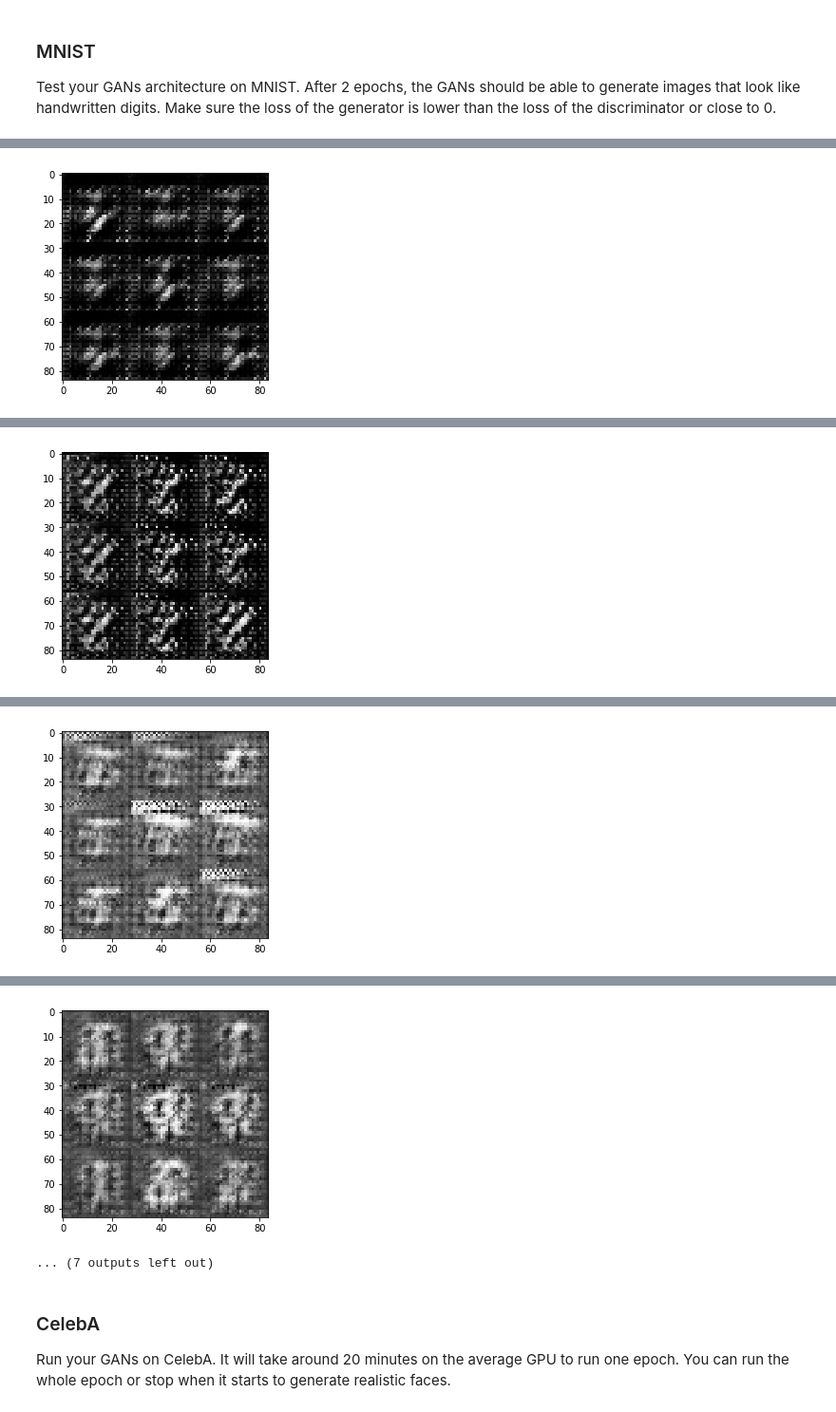
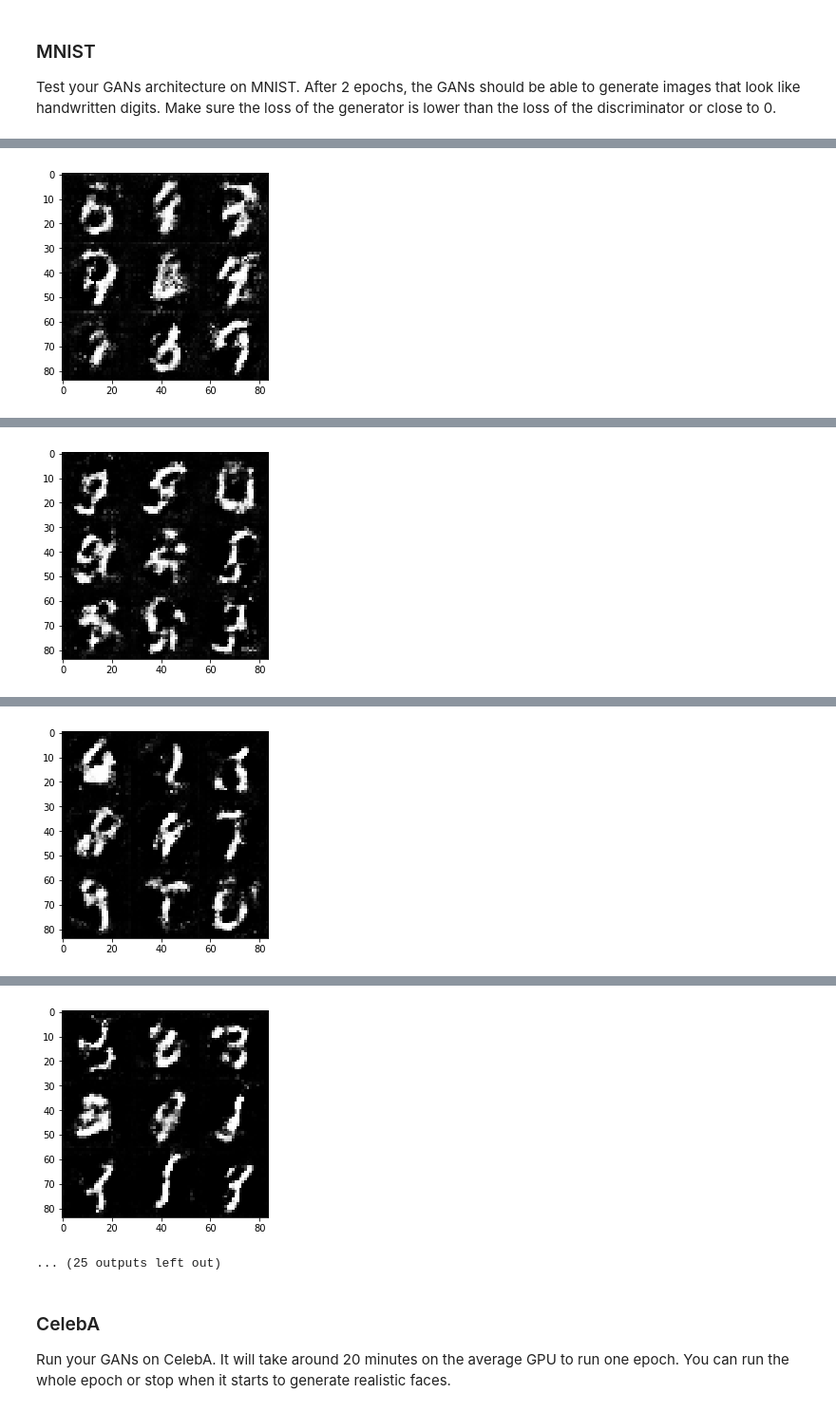
Before and after one commit to jibin-liu/deep-learning-foundation, a Jupyter notebook: projects/face_generation/dlnd_face_generation.ipynb, the cells around one changed output, grey strips where cells are left out. Shown at 95% size. Cells and saved outputs as stored; diff of their text form; code cells hidden in the pictures.

Commit message:
update based on review

```diff
--- a/projects/face_generation/dlnd_face_generation.ipynb
+++ b/projects/face_generation/dlnd_face_generation.ipynb
@@ -236,6 +240,21 @@ Implement `model_loss` to build the GANs for training and calculate the loss.  T
 - `discriminator(images, reuse=False)`
 - `generator(z, out_channel_dim, is_train=True)`
 # %%
+import random
+
+def label_smoothing(inputs, expected_value):
+    """
+    ref: https://github.com/soumith/ganhacks#6-use-soft-and-noisy-labels
+    return one_side soft labeling based on inputs size and expected value:
+    - if expected value is 1 (i.e., real), then return a label in the range of 0.7-1.2
+    - if expected value is 0 (i.e., fake), then return a label in the range of 0.0-0.3
+    """
+    if expected_value == 1:
+        return tf.random_uniform(tf.shape(inputs), minval=0.7, maxval=1.2)
+    elif expected_value == 0:
+        return tf.random_uniform(tf.shape(inputs), minval=0.0, maxval=0.3)
+
+
 def model_loss(input_real, input_z, out_channel_dim):
     """
     Get the loss for the discriminator and generator
@@ -250,9 +269,9 @@ def model_loss(input_real, input_z, out_channel_dim):
     d_output_fake, d_logits_fake = discriminator(g_model, reuse=True)
 
     d_loss_real = tf.reduce_mean(
-        tf.nn.sigmoid_cross_entropy_with_logits(logits=d_logits_real, labels=tf.ones_like(d_logits_real)))
+        tf.nn.sigmoid_cross_entropy_with_logits(logits=d_logits_real, labels=label_smoothing(d_logits_real, 1)))
     d_loss_fake = tf.reduce_mean(
-        tf.nn.sigmoid_cross_entropy_with_logits(logits=d_logits_fake, labels=tf.zeros_like(d_logits_fake)))
+        tf.nn.sigmoid_cross_entropy_with_logits(logits=d_logits_fake, labels=label_smoothing(d_logits_fake, 0)))
 
     d_loss = d_loss_real + d_loss_fake
     g_loss = tf.reduce_mean(
@@ -337,6 +356,10 @@ Implement `train` to build and train the GANs.  Use the following functions you
 
 Use the `show_generator_output` to show `generator` output while you train. Running `show_generator_output` for every batch will drastically increase training time and increase the size of the notebook.  It's recommended to print the `generator` output every 100 batches.
 # %%
+def normalize_input(x):
+    """ normalize the input x to the range of (-1, 1) """
+    return x * 2
+
 def train(epoch_count, batch_size, z_dim, learning_rate, beta1, get_batches, data_shape, data_image_mode):
     """
     Train the GAN
@@ -363,12 +386,21 @@ def train(epoch_count, batch_size, z_dim, learning_rate, beta1, get_batches, dat
                 # TODO: Train Model
                 steps += 1
 
+                # normalize input images
+                batch_images = normalize_input(batch_images)
+
                 # build inputs_z
                 batch_z = np.random.uniform(-1, 1, size=[batch_size, z_dim])
 
                 # build feed_dict
                 feed_dict = {inputs_real: batch_images, inputs_z: batch_z, lr: learning_rate}
-                _, _ = sess.run([g_train_opt, d_train_opt], feed_dict=feed_dict)
+
+                # train the generator 4 times before training discriminator
+                for i in range(4):
+                    _ = sess.run(g_train_opt, feed_dict=feed_dict)
+
+                # train the discriminator
+                _ = sess.run(d_train_opt, feed_dict=feed_dict)
 
                 # calculate loss for every 10 steps
                 if steps % 10 == 0:
@@ -381,15 +413,15 @@ def train(epoch_count, batch_size, z_dim, learning_rate, beta1, get_batches, dat
 
                 # print image for every 100 steps
                 if steps % 100 == 0:
-                    show_generator_output(sess, 10, inputs_z, data_shape[-1], data_image_mode)
+                    show_generator_output(sess, 20, inputs_z, data_shape[-1], data_image_mode)
 # %% [markdown]
 ### MNIST
 Test your GANs architecture on MNIST.  After 2 epochs, the GANs should be able to generate images that look like handwritten digits.  Make sure the loss of the generator is lower than the loss of the discriminator or close to 0.
 # %%
-batch_size = 128
+batch_size = 64
 z_dim = 100
 learning_rate = 0.0005
-beta1 = 0.5
+beta1 = 0.1
 
 
 """
@@ -437 +469 @@ Epoch: 1/2; Discriminator Loss=0.04; Generator Loss=5.36
-[figure, old version]
+[figure, new version]
@@ -448 +480 @@ Epoch: 1/2; Discriminator Loss=0.08; Generator Loss=3.20
-[figure, old version]
+[figure, new version]
@@ -459 +491 @@ Epoch: 2/2; Discriminator Loss=0.04; Generator Loss=8.18
-[figure, old version]
+[figure, new version]
@@ -470,5 +502,5 @@ Epoch: 2/2; Discriminator Loss=0.09; Generator Loss=3.73
-[figure, old version]
+[figure, new version]
-... (7 outputs left out)
+... (25 outputs left out)
 # %% [markdown]
 ### CelebA
 Run your GANs on CelebA.  It will take around 20 minutes on the average GPU to run one epoch.  You can run the whole epoch or stop when it starts to generate realistic faces.
```
Also changed, not shown: parts of 3 cells of this notebook, 1 other file.
